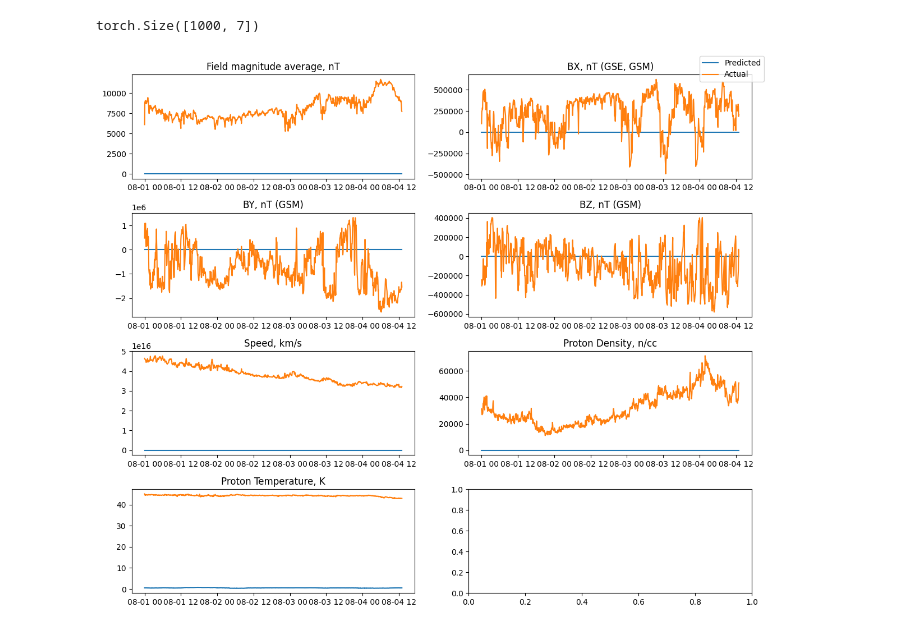
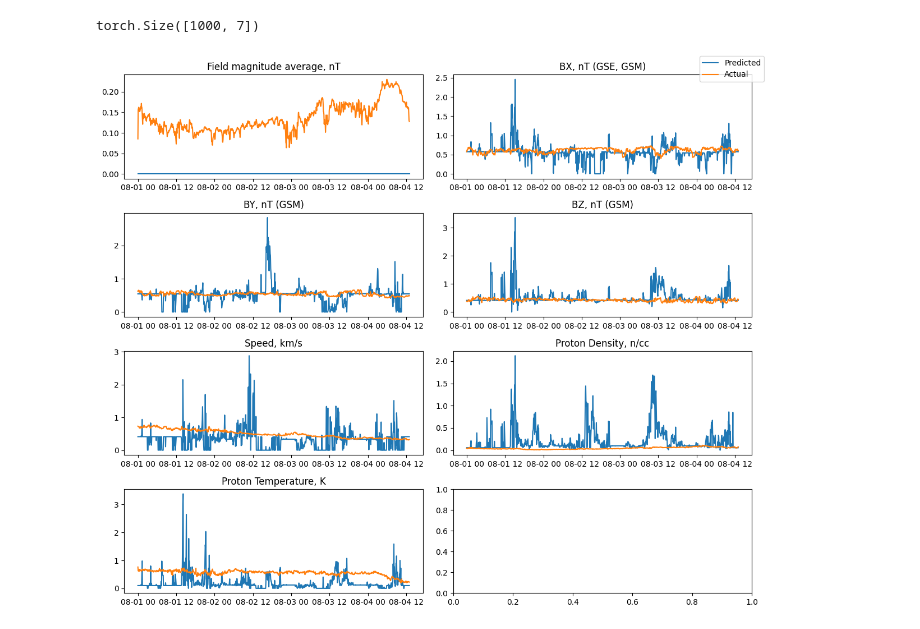
Before and after one commit to FrontierDevelopmentLab/2024-HL-GeoCL, a Jupyter notebook: 2020-FDL-X-Geo/sheath/SHEATH_predict.ipynb, the cells around one changed output. Saved outputs shown, nothing was run; the diff lists cells and outputs as text; code cells hidden in the pictures.

```diff
--- a/2020-FDL-X-Geo/sheath/SHEATH_predict.ipynb
+++ b/2020-FDL-X-Geo/sheath/SHEATH_predict.ipynb
@@ -55,20 +62,13 @@ input_timestamps = timestamps_sun[aia_nearest_inds]
 # Cut down our test dataset
 end_timestep = 1000
 input_data = in_dataset[:end_timestep, ...]
-output_data = output_data[:end_timestep, ...]
-input_data.shape, output_data.shape
+target_data = target_data[:end_timestep, ...]
+input_data.shape, target_data.shape
 # %% [output]
 ((1000, 512, 34, 12), (1000, 7))
 # %%
-scaler_y = load(open('target_scaler.scaler', 'rb'))
-output_data = scaler_y.fit_transform(output_data)
-
-# Input scaling
-Xmin,Xrange = np.nanmin(input_data,axis=(0,1,2)),np.ptp(input_data,axis=(0,1,2))
-input_data = (input_data - Xmin[None,...])/Xrange[None,...]
-
 # Dataloader stuff
-test_set = Data(input_data,output_data)
+test_set = Data(input_data, target_data)
 test_loader = data.DataLoader(test_set,batch_size=1,shuffle=False)
 # %%
 HSE_model = HSENN(height = in_dataset.shape[1],
@@ -77,7 +77,7 @@ HSE_model = HSENN(height = in_dataset.shape[1],
                   n_out = len(out_feature_names))
 if torch.cuda.is_available():
     HSE_model.cuda()
-HSE_model.load_state_dict(torch.load("SHEATH.ckpt"))
+HSE_model.load_state_dict(torch.load("logs/SHEATH.ckpt"))
 
 HSE_model.eval()
 # %% [output]
@@ -102,8 +102,8 @@ HSENN(
 # Let's forecast some timeseries!
 predicted_outputs = []
 with torch.no_grad():
-    for data in tqdm(test_loader, desc="Predicting"):
-        inputs, outputs = data
+    for datum in tqdm(test_loader, desc="Predicting"):
+        inputs, outputs = datum
         device = torch.device("cuda" if torch.cuda.is_available() else "cpu")
         inputs, outputs = inputs.to(device), outputs.to(device)        # outputs = outputs.to(torch.float64)
         this_predicted_outputs = HSE_model(inputs)
@@ -115,14 +115,14 @@ torch.Size([1000, 7])
 # %%
 fig,axes = plt.subplots(4,2,figsize=(12,10))
 axes = axes.ravel()
-output_data = scaler_y.inverse_transform(output_data)
 predicted_outputs = predicted_outputs.cpu()
+# predicted_outputs = scaler_y.inverse_transform(predicted_outputs)
 for ai in range(len(out_feature_names)):
     axes[ai].plot(omni_data["Date"].iloc[:end_timestep], predicted_outputs[:, ai], label="Predicted"*(not ai))
-    axes[ai].plot(omni_data["Date"].iloc[:end_timestep], output_data[:, ai], label="Actual"*(not ai))
+    axes[ai].plot(omni_data["Date"].iloc[:end_timestep], target_data[:, ai], label="Actual"*(not ai))
     axes[ai].set_title(out_feature_names[ai])
 plt.tight_layout()
 fig.legend()
 plt.savefig("test_timeseries.png")
 # %% [output]
-[figure, old version]
+[figure, new version]
```
Also changed, not shown: parts of 2 cells of this notebook, 7 other files.
